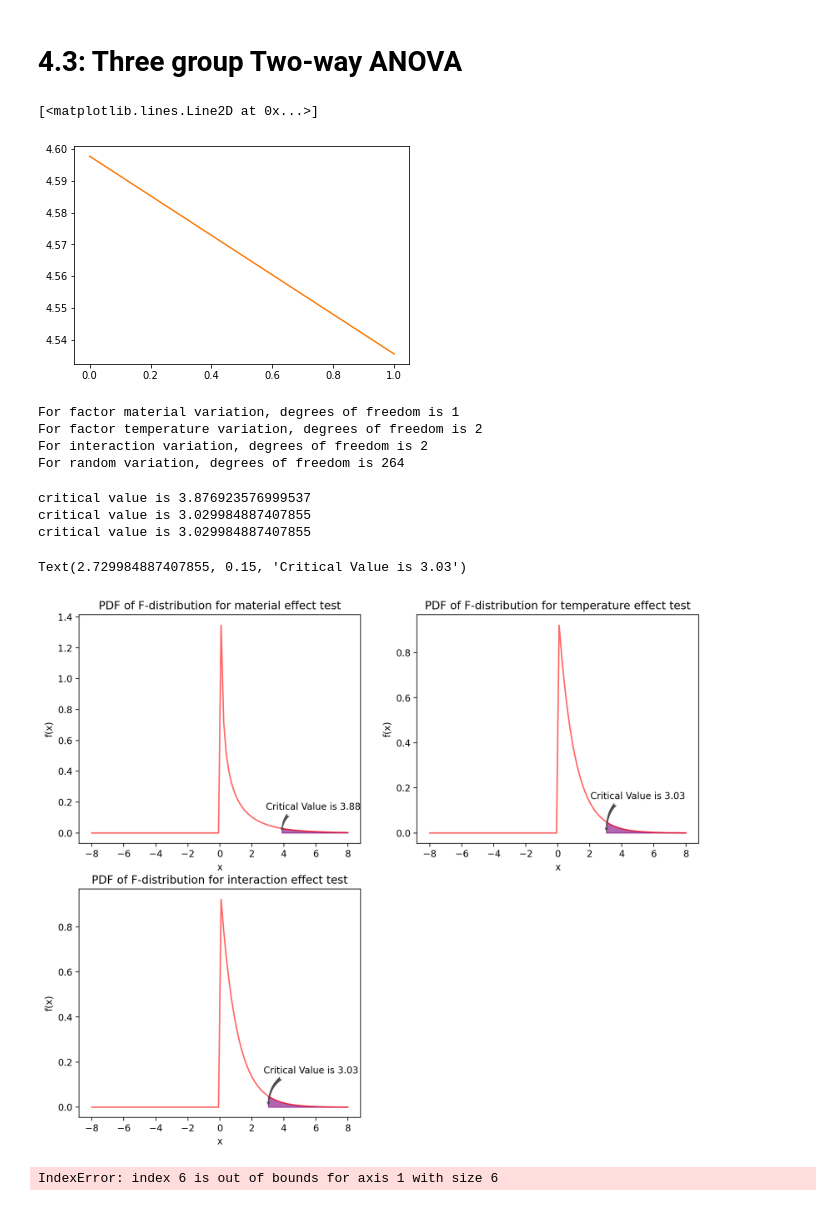
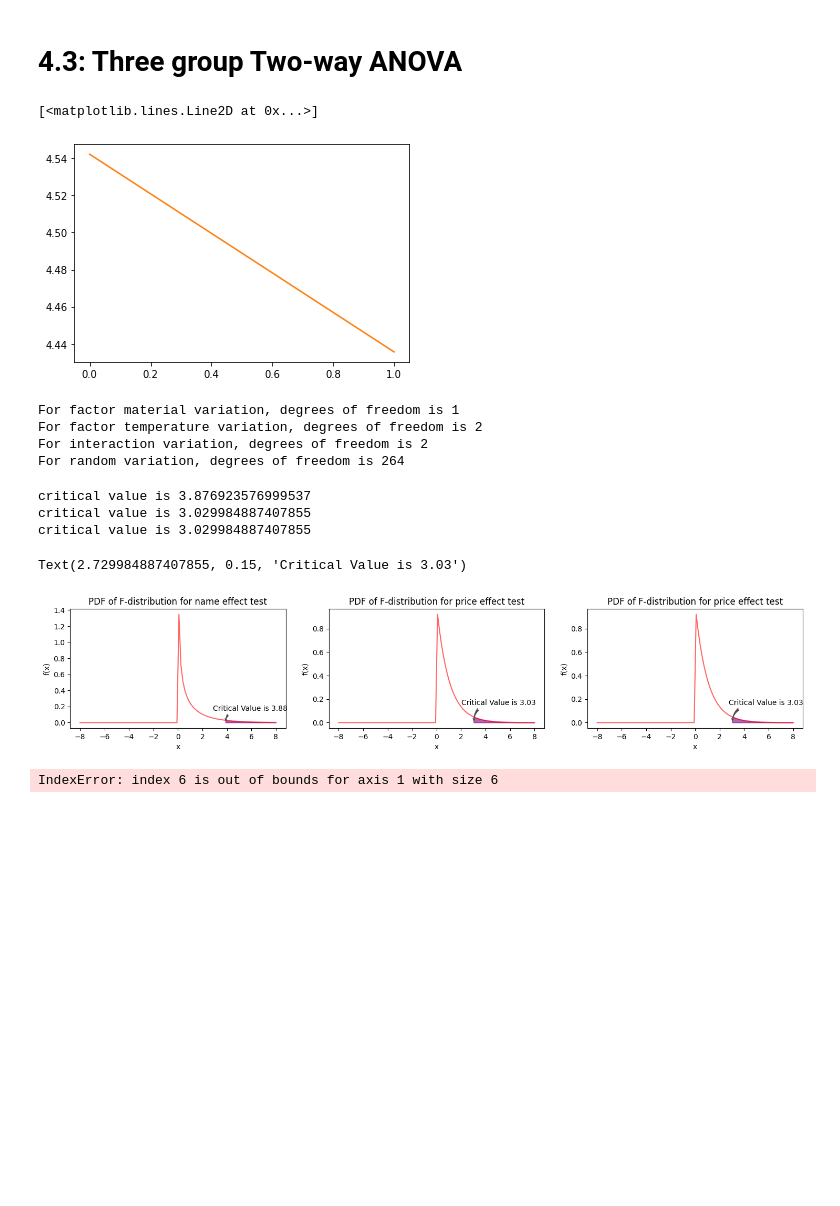
Before and after one commit to ZJHRyan/pp-workshop-try, a Jupyter notebook: useful.ipynb, the cells around one changed output. Cells and saved outputs as stored; diff of their text form; code cells hidden in the pictures; blank space fills up the shorter version.

```diff
--- a/useful.ipynb
+++ b/useful.ipynb
@@ -31,10 +31,10 @@ df
 df=df.drop(columns=['Unnamed: 0','index','id'])
 # %%
 n=350
-df_1 = df[(df.is_food == 1) & (df.price_range == 1)].sample(n)
-df_2 = df[(df.is_food == 1) & (df.price_range >1)].sample(n)
-df_3 = df[(df.is_food == 0) & (df.price_range == 1)].sample(n)
-df_4 = df[(df.is_food == 0) & (df.price_range >1)].sample(n)
+df_1 = df[(df.include_food == 1) & (df.price_range == 1)].sample(n,random_state=1)
+df_2 = df[(df.include_food == 1) & (df.price_range >1)].sample(n,random_state=1)
+df_3 = df[(df.include_food == 0) & (df.price_range == 1)].sample(n,random_state=1)
+df_4 = df[(df.include_food == 0) & (df.price_range >1)].sample(n,random_state=1)
 df=pd.concat([df_1,df_2,df_3,df_4])
 df
 # %% [output]
@@ -857,17 +857,17 @@ import pandas as pd
 
 # construct a dataframe object for each combination
 df1 = pd.DataFrame(
-    {'Food-Low': df[(df.is_food == 1) & (df.price_range == 1)].score.values})
+    {'Food-Low': df[(df.include_food == 1) & (df.price_range == 1)].score.values})
 df2 = pd.DataFrame(
-    {'Food-Med': df[(df.is_food == 1) & (df.price_range == 2)].score.values})
+    {'Food-Med': df[(df.include_food == 1) & (df.price_range == 2)].score.values})
 df3 = pd.DataFrame(
-    {'Food-High': df[(df.is_food == 1) & (df.price_range > 2)].score.values})
+    {'Food-High': df[(df.include_food == 1) & (df.price_range > 2)].score.values})
 df4 = pd.DataFrame(
-    {'NonFood-Low': df[(df.is_food == 0) & (df.price_range == 1)].score.values})
+    {'ExFood-Low': df[(df.include_food == 0) & (df.price_range == 1)].score.values})
 df5 = pd.DataFrame(
-    {'NonFood-Med': df[(df.is_food == 0) & (df.price_range == 2)].score.values})
+    {'ExFood-Med': df[(df.include_food == 0) & (df.price_range == 2)].score.values})
 df6 = pd.DataFrame(
-    {'NonFood-High': df[(df.is_food == 0) & (df.price_range > 2)].score.values})
+    {'ExFood-High': df[(df.include_food == 0) & (df.price_range > 2)].score.values})
 # merge all dataframe objects
 dataframe_ob_two = pd.concat([df1, df2, df3, df4, df5, df6], axis=1)
 dataframe_ob_two = dataframe_ob_two.loc[:44]
@@ -876,27 +876,27 @@ dataframe_ob_two = dataframe_ob_two.loc[:44]
 # for M3, compute average of combinations M3-Low, M3-med, and M3-high
 Marginal_Mean_Food = np.mean(np.concatenate(
     (dataframe_ob_two['Food-Low'].values, dataframe_ob_two['Food-Med'].values, dataframe_ob_two['Food-High'].values), axis=None))
-Marginal_Mean_NonFood = np.mean(np.concatenate(
-    (dataframe_ob_two['NonFood-Low'].values, dataframe_ob_two['NonFood-Med'].values, dataframe_ob_two['NonFood-High'].values), axis=None))
+Marginal_Mean_ExFood = np.mean(np.concatenate(
+    (dataframe_ob_two['ExFood-Low'].values, dataframe_ob_two['ExFood-Med'].values, dataframe_ob_two['ExFood-High'].values), axis=None))
 
 
 # compute the marginal mean for temperature, for low, compute average of combinations M1-Low, M2-low, and M3-low
 # for med, compute average of combinations M1-med, M2-med, and M3-med
 # for high, compute average of combinations M1-high, M2-high, and M3-high
 Marginal_Mean_Low = np.mean(np.concatenate(
-    (dataframe_ob_two['Food-Low'].values, dataframe_ob_two['NonFood-Low'].values), axis=None))
+    (dataframe_ob_two['Food-Low'].values, dataframe_ob_two['ExFood-Low'].values), axis=None))
 Marginal_Mean_Med = np.mean(np.concatenate(
-    (dataframe_ob_two['Food-Med'].values, dataframe_ob_two['NonFood-Med'].values), axis=None))
+    (dataframe_ob_two['Food-Med'].values, dataframe_ob_two['ExFood-Med'].values), axis=None))
 Marginal_Mean_High = np.mean(np.concatenate(
-    (dataframe_ob_two['Food-High'].values, dataframe_ob_two['NonFood-High'].values), axis=None))
+    (dataframe_ob_two['Food-High'].values, dataframe_ob_two['ExFood-High'].values), axis=None))
 # %%
 #dataframe_ob_two.to_csv('data/output4.csv')
 # %%
-plt.plot([Marginal_Mean_Food,Marginal_Mean_NonFood])
+plt.plot([Marginal_Mean_Food,Marginal_Mean_ExFood])
 plt.plot([Marginal_Mean_Low,Marginal_Mean_Med,Marginal_Mean_High])
 # %% [output]
 [<matplotlib.lines.Line2D at 0x...>]
-[figure, old version]
+[figure, new version]
 # %%
 #Compute degrees of freedom for SSA, SSB, SSAB and SSE
 r=2
@@ -929,17 +929,17 @@ import numpy as np
 
 
 #generate a figure with size 12 in x 8 in and dpi=200
-fig_two = plt.figure(figsize=(12, 10), dpi=200)
+fig_two = plt.figure(figsize=(18, 3), dpi=100)
 #the figure has 2 x 2 layout
 
-ax1_two=fig_two.add_subplot(2,2,1)
-ax2_two=fig_two.add_subplot(2,2,2)
-ax3_two=fig_two.add_subplot(2,2,3)
+ax1_two=fig_two.add_subplot(1,3,1)
+ax2_two=fig_two.add_subplot(1,3,2)
+ax3_two=fig_two.add_subplot(1,3,3)
 
 #ax1 is the first subplot, showing the critical region of material effect test
 x11 = np.linspace(-8, 8, 100)
 ax1_two.plot(x11, sts.f.pdf(x11,dof_SSA, dof_SSE,loc=0, scale=1), 'r-', alpha=0.6)
-ax1_two.set_title('PDF of F-distribution for material effect test')
+ax1_two.set_title('PDF of F-distribution for name effect test')
 ax1_two.set_ylabel('f(x)')
 ax1_two.set_xlabel('x')
 
@@ -955,38 +955,38 @@ ax1_two.annotate(f'Critical Value is {round(C_value_material,2)}',(C_value_mater
 #ax2 is the second subplot, showing the critical region of temperature effect test
 x21 = np.linspace(-8, 8, 100)
 ax2_two.plot(x21, sts.f.pdf(x21,dof_SSB, dof_SSE,loc=0, scale=1), 'r-', alpha=0.6)
-ax2_two.set_title('PDF of F-distribution for temperature effect test')
+ax2_two.set_title('PDF of F-distribution for price effect test')
 ax2_two.set_ylabel('f(x)')
 ax2_two.set_xlabel('x')
 
 C_value_temperature=sts.f.ppf(0.95, dof_SSB, dof_SSE, loc=0, scale=1)
 print('critical value is', C_value_temperature)
 x22= np.linspace(C_value_temperature,8, 100)
 ax2_two.fill_between(x22, sts.f.pdf(x22,dof_SSB, dof_SSE,loc=0, scale=1), color='purple',alpha=0.6)
 ax2_two.annotate(f'Critical Value is {round(C_value_temperature,2)}',(C_value_temperature,0),(C_value_temperature-1,0.15),arrowprops=dict(arrowstyle="fancy",
                             fc="0.3", ec="none",
                             connectionstyle="angle3,angleA=0,angleB=-90"))
 
 #ax3 is the third subplot, showing the critical region of interaction effect test
 x31 = np.linspace(-8, 8, 100)
 ax3_two.plot(x31, sts.f.pdf(x31,dof_SSAB, dof_SSE,loc=0, scale=1), 'r-', alpha=0.6)
-ax3_two.set_title('PDF of F-distribution for interaction effect test')
+ax3_two.set_title('PDF of F-distribution for price effect test')
 ax3_two.set_ylabel('f(x)')
 ax3_two.set_xlabel('x')
 
 
 C_value_interation=sts.f.ppf(0.95, dof_SSAB, dof_SSE, loc=0, scale=1)
 print('critical value is', C_value_interation)
 x32= np.linspace(C_value_interation,8, 100)
 ax3_two.fill_between(x32, sts.f.pdf(x32,dof_SSAB, dof_SSE,loc=0, scale=1), color='purple',alpha=0.6)
 ax3_two.annotate(f'Critical Value is {round(C_value_interation,2)}',(C_value_interation,0),(C_value_interation-0.3,0.15),arrowprops=dict(arrowstyle="fancy",
                             fc="0.3", ec="none",
                             connectionstyle="angle3,angleA=0,angleB=-90"))
 # %% [output]
 critical value is 3.876923576999537
 critical value is 3.029984887407855
 critical value is 3.029984887407855
 Text(2.729984887407855, 0.15, 'Critical Value is 3.03')
-[figure, old version]
+[figure, new version]
 # %%
 # Calculate the test statistic for factor and interaction effects and make the decision.
```
Also changed, not shown: parts of 46 cells of this notebook, 4 other files.
